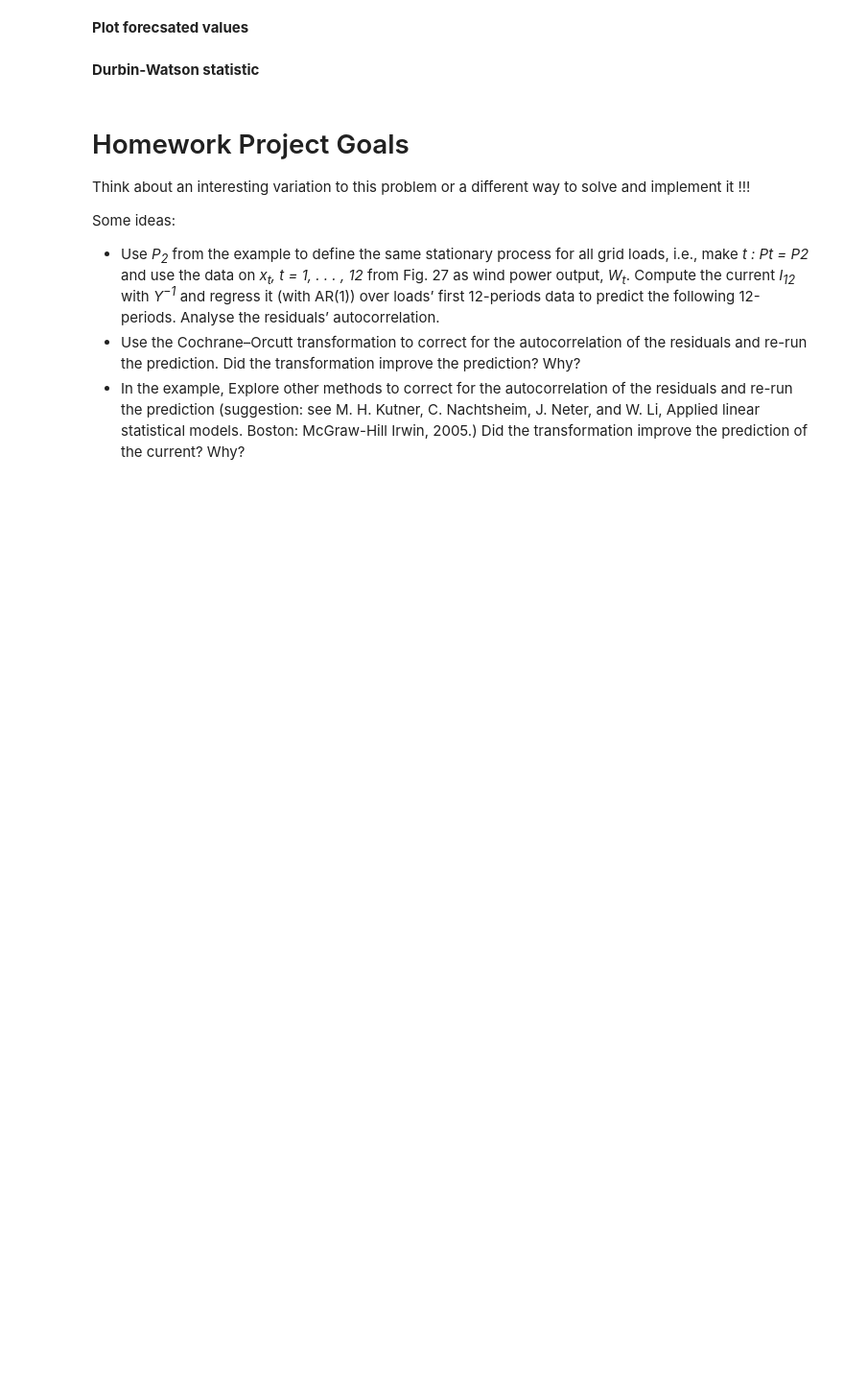
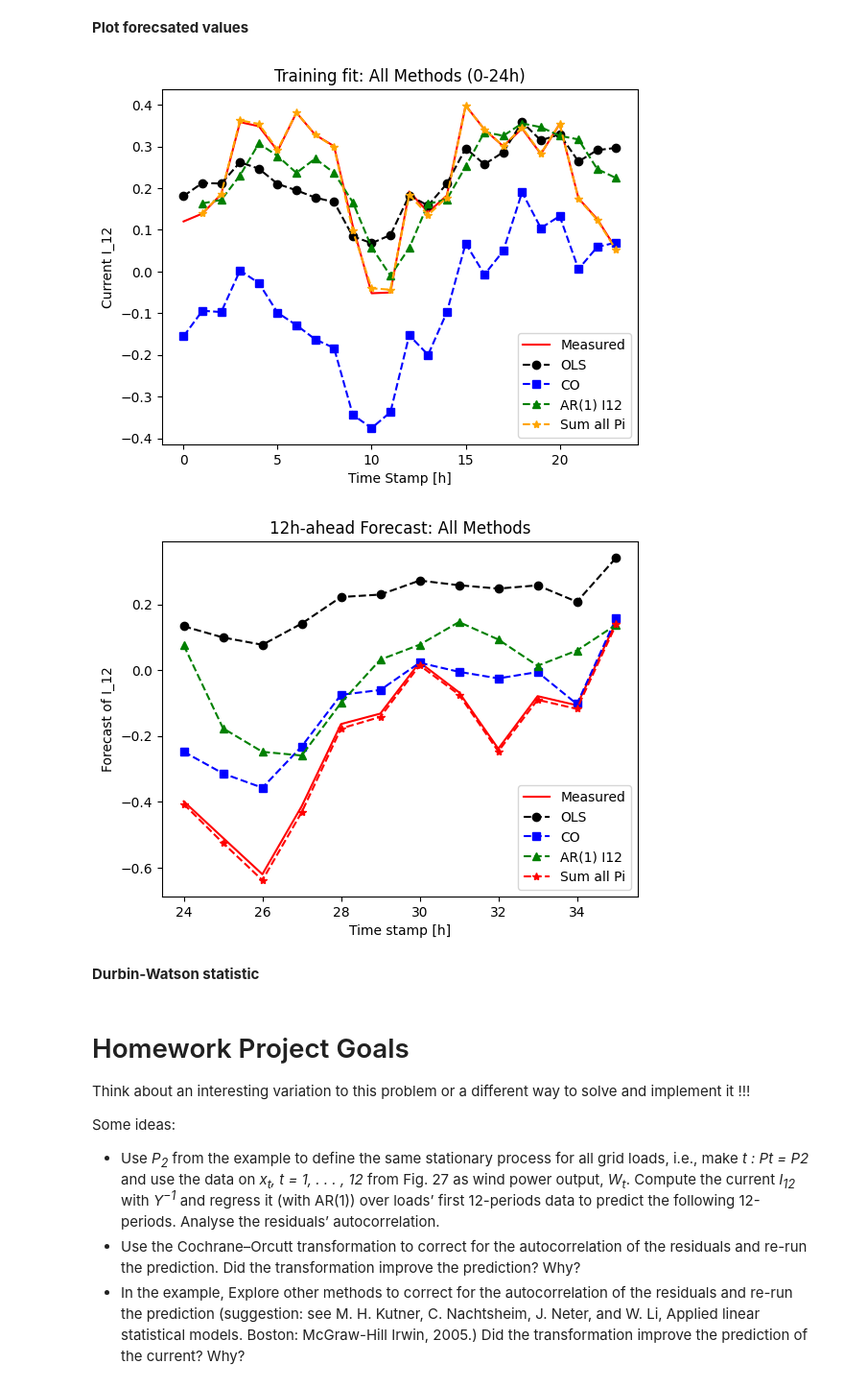
Before and after one commit to matildeaugusto/ADRI, a Jupyter notebook: 4/Class4_Students.ipynb, the cells around one changed output. Shown at 96% size. Saved outputs shown, nothing was run; the diff lists cells and outputs as text; code cells hidden in the pictures; blank space fills up the shorter version.

```diff
--- a/4/Class4_Students.ipynb
+++ b/4/Class4_Students.ipynb
@@ -500,5 +587,33 @@ DW CO: 0.04273848079230189
 # %% [markdown]
 <b>Plot forecsated values
+# %%
+plt.figure()
+plt.plot(x, i12[0:time], color='red', label='Measured')
+plt.plot(x, fit_ols, color='black', linestyle='dashed', marker='o', label='OLS')
+plt.plot(x, fit_co, color='blue', linestyle='dashed', marker='s', label='CO')
+plt.plot(range(1, time), fit_ar, color='green', linestyle='dashed', marker='^', label='AR(1) I12')
+plt.plot(range(1, time), fit_arL, color='orange', linestyle='dashed', marker='*', label='Sum all Pi')
+plt.legend()
+plt.xlabel('Time Stamp [h]')
+plt.ylabel('Current I_12')
+plt.title('Training fit: All Methods (0-24h)')
+plt.show()
+
+# Gráfico final
+xxx = range(time, time+timeForecast)
+plt.plot(xxx, i12[time:time+timeForecast], color='red', label='Measured')
+plt.plot(xxx, I12f1, color='black', linestyle='dashed', marker='o', label='OLS')
+plt.plot(xxx, I12f2, color='blue', linestyle='dashed', marker='s', label='CO')
+plt.plot(xxx, I12f3, color='green', linestyle='dashed', marker='^', label='AR(1) I12')
+plt.plot(xxx, I12f4, color='red', linestyle='dashed', marker='*', label='Sum all Pi')
+plt.legend()
+plt.xlabel('Time stamp [h]')
+plt.ylabel('Forecast of I_12')
+plt.title('12h-ahead Forecast: All Methods')
+plt.show()
+# %% [output]
+[figure, added]
+[figure, added]
 # %% [markdown]
 <b>Durbin-Watson statistic
 # %% [markdown]
```
Also changed, not shown: parts of 14 cells of this notebook, 1 other file.
